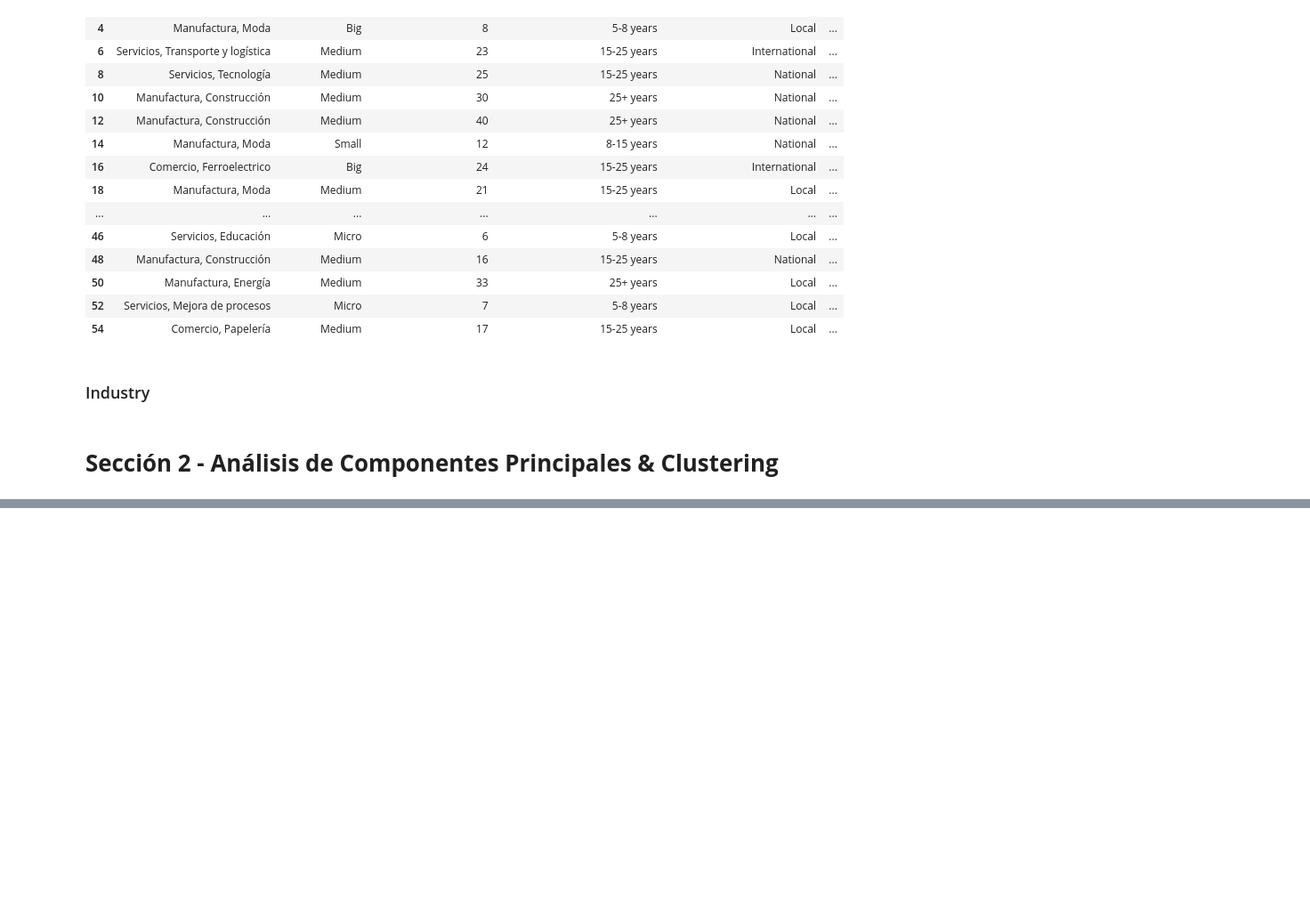
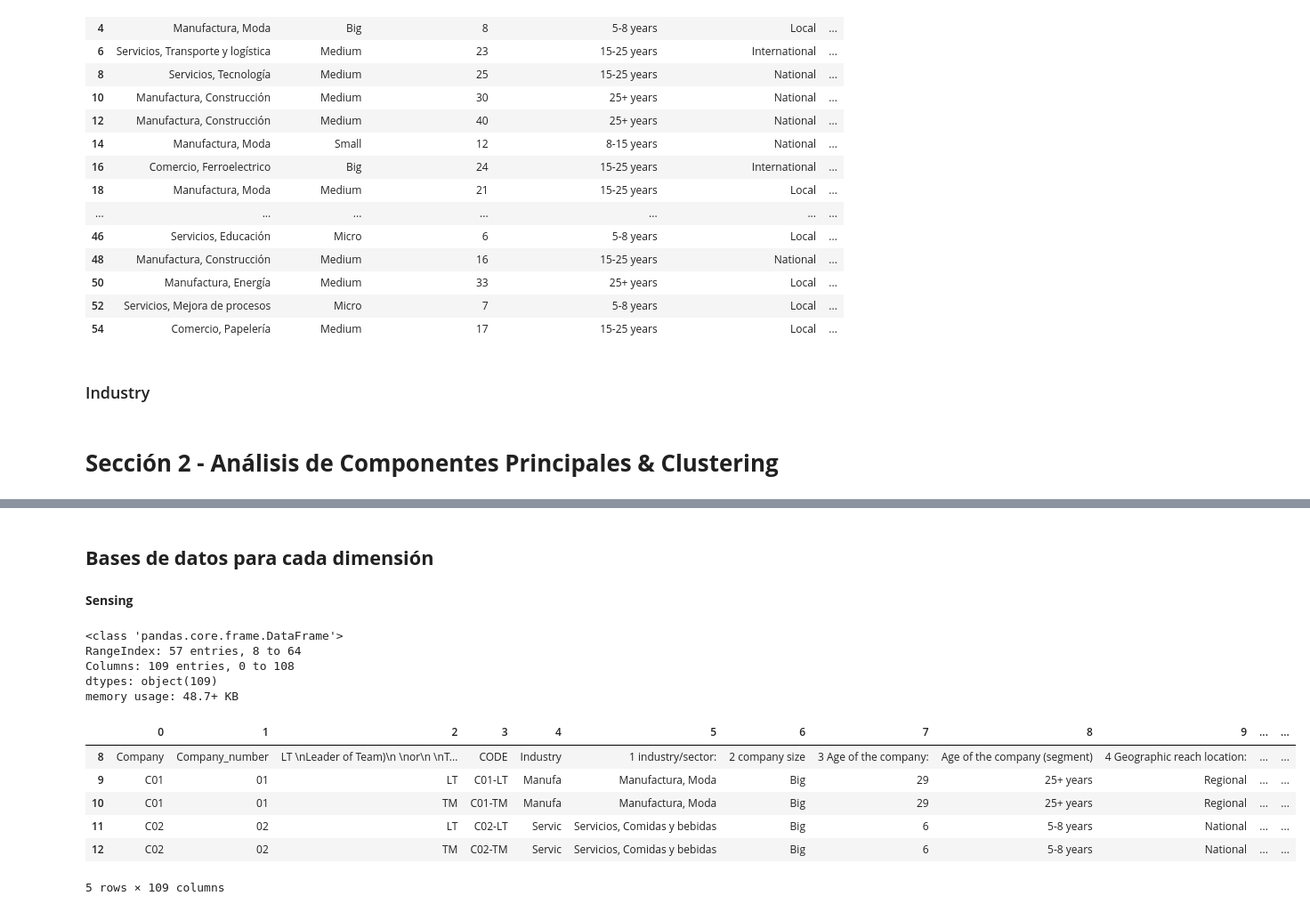
Before and after one commit to AlejaGuz/orange, a Jupyter notebook: Notebook_AFO_LFM.ipynb, the cells around one changed output, grey strips where cells are left out. Shown at 89% size. Cells and saved outputs as stored; diff of their text form; code cells hidden in the pictures; blank space fills up the shorter version.

```diff
--- a/Notebook_AFO_LFM.ipynb
+++ b/Notebook_AFO_LFM.ipynb
@@ -660,0 +671,38 @@ df_univariado
+# %%
+# Definir las columnas base (A a AA => índices 0 a 26)
+base_cols = list(range(0, 27))
+# %%
+# Encontrar las columnas con las palabras clave en la fila 3
+sensing_cols = [i for i, val in enumerate(header_row) if isinstance(val, str) and 'Sensing' in val]
+seizing_cols = [i for i, val in enumerate(header_row) if isinstance(val, str) and 'Seizing' in val]
+transformation_cols = [i for i, val in enumerate(header_row) if isinstance(val, str) and 'Transformation' in val]
+# %%
+# Unir las columnas base con las específicas, evitando duplicados
+cols_sensing = sorted(list(set(base_cols + sensing_cols)))
+cols_seizing = sorted(list(set(base_cols + seizing_cols)))
+cols_transformation = sorted(list(set(base_cols + transformation_cols)))
+# %%
+# Filtrar las filas entre la 9 y 65 (índices 8 a 64)
+bd_sensing = df.iloc[8:65, cols_sensing]
+bd_seizing = df.iloc[8:65, cols_seizing]
+bd_transformation = df.iloc[8:65, cols_transformation]
+# %% [markdown]
+## **Bases de datos para cada dimensión**
+# %% [markdown]
+**Sensing**
+# %%
+bd_sensing.info()
+bd_sensing.head(5)
+# %% [output]
+<class 'pandas.core.frame.DataFrame'>
+RangeIndex: 57 entries, 8 to 64
+Columns: 109 entries, 0 to 108
+dtypes: object(109)
+memory usage: 48.7+ KB
+|  | 0 | 1 | 2 | 3 | 4 | 5 | 6 | 7 | 8 | 9 | ... | ... |
+| 8 | Company | Company_number | LT \nLeader of Team)\n \nor\n \nT... | CODE | Industry | 1 industry/sector: | 2 company size | 3 Age of the company: | Age of the company (segment) | 4 Geographic reach location: | ... | ... |
+| 9 | C01 | 01 | LT | C01-LT | Manufa | Manufactura, Moda | Big | 29 | 25+ years | Regional | ... | ... |
+| 10 | C01 | 01 | TM | C01-TM | Manufa | Manufactura, Moda | Big | 29 | 25+ years | Regional | ... | ... |
+| 11 | C02 | 02 | LT | C02-LT | Servic | Servicios, Comidas y bebidas | Big | 6 | 5-8 years | National | ... | ... |
+| 12 | C02 | 02 | TM | C02-TM | Servic | Servicios, Comidas y bebidas | Big | 6 | 5-8 years | National | ... | ... |
+5 rows × 109 columns
```
Also changed, not shown: parts of 8 cells of this notebook, 1 other file.
